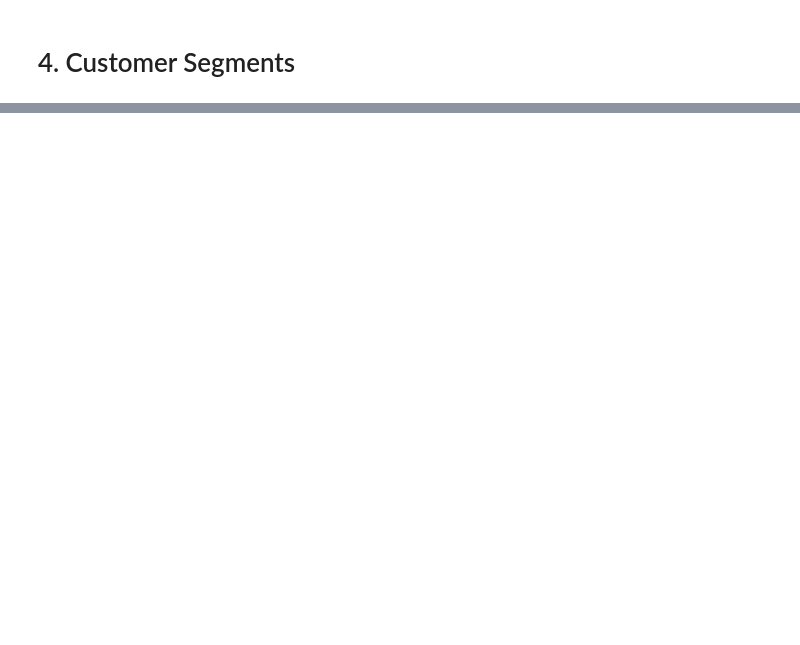
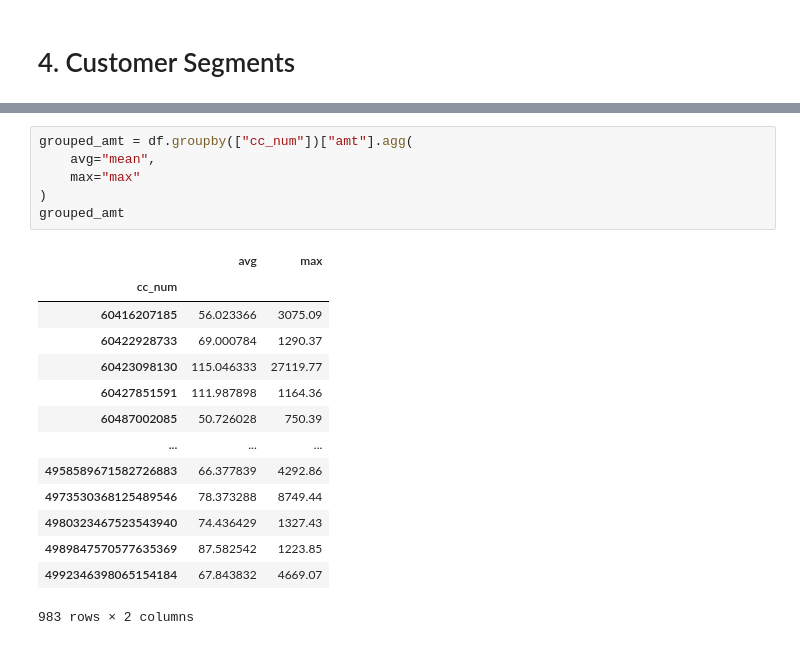
Before and after one commit to SabaGuledani/Credit-Card-Transactions-Fraud-Detection, a Jupyter notebook: notebooks/core_business_metrics.ipynb, the cells around one changed output, grey strips where cells are left out. Cells and saved outputs as stored; diff of their text form; blank space fills up the shorter version.

```diff
--- a/notebooks/core_business_metrics.ipynb
+++ b/notebooks/core_business_metrics.ipynb
@@ -127,0 +143,21 @@ df.groupby(["age_group", 'is_fraud']).count()[["first"]].reset_index()
+# %%
+grouped_amt = df.groupby(["cc_num"])["amt"].agg(
+    avg="mean",
+    max="max"
+)
+grouped_amt
+# %% [output]
+|  | avg | max |
+| cc_num |  |  |
+| 60416207185 | 56.023366 | 3075.09 |
+| 60422928733 | 69.000784 | 1290.37 |
+| 60423098130 | 115.046333 | 27119.77 |
+| 60427851591 | 111.987898 | 1164.36 |
+| 60487002085 | 50.726028 | 750.39 |
+| ... | ... | ... |
+| 4958589671582726883 | 66.377839 | 4292.86 |
+| 4973530368125489546 | 78.373288 | 8749.44 |
+| 4980323467523543940 | 74.436429 | 1327.43 |
+| 4989847570577635369 | 87.582542 | 1223.85 |
+| 4992346398065154184 | 67.843832 | 4669.07 |
+983 rows × 2 columns
```
Also changed, not shown: parts of 6 cells of this notebook, 1 other file.
